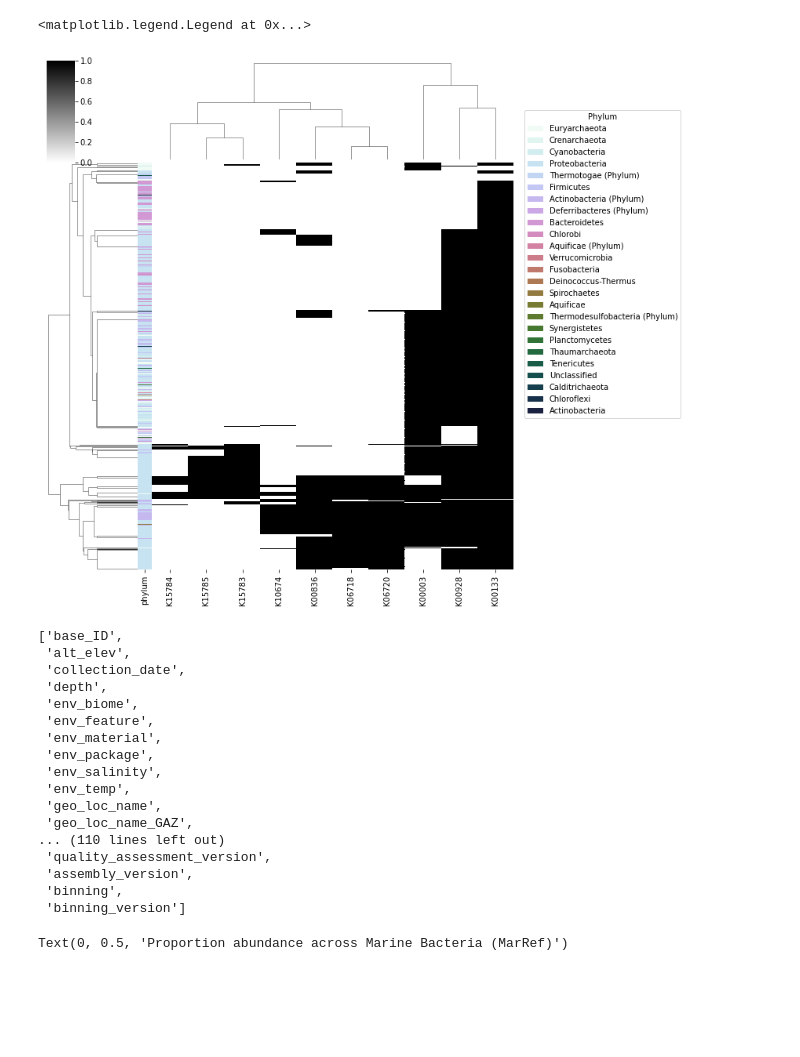
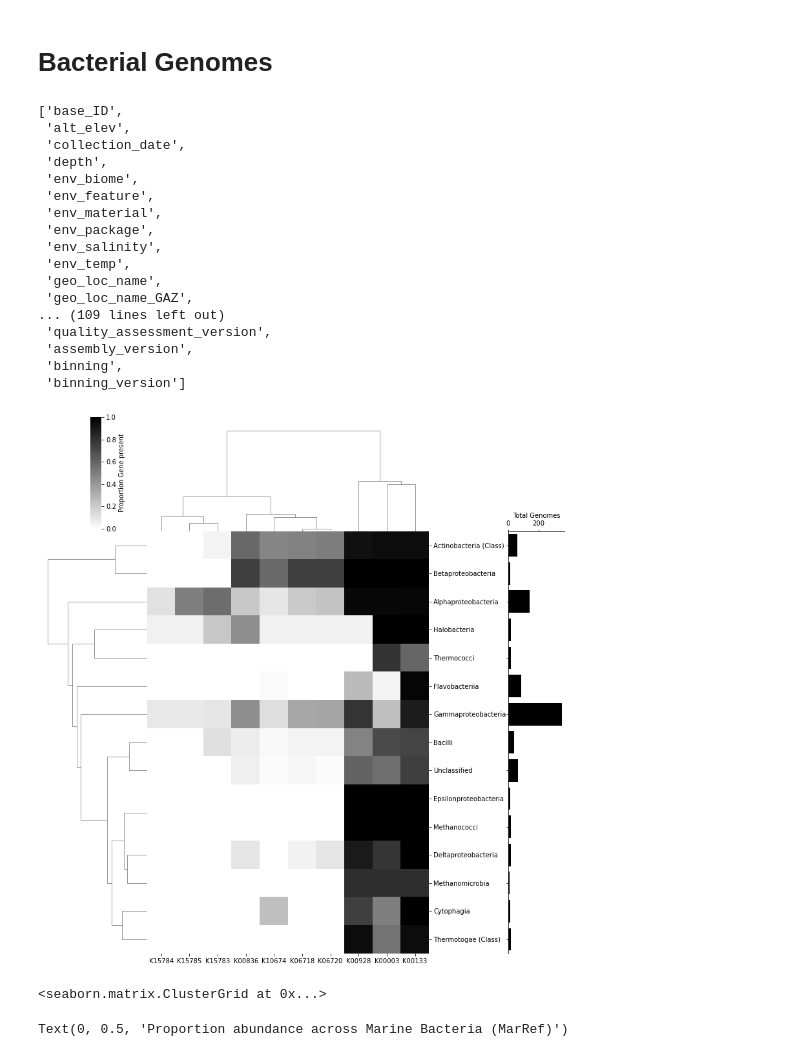
Before and after one commit to AlexanderLabWHOI/2021-marine-osmolytes, a Jupyter notebook: genome-searching/notebooks/Ectoine_data_exploration.ipynb, the cells around one changed output. Drawn from its saved outputs; the diff is of its cells as text; code cells hidden in the pictures; blank space fills up the shorter version.

```diff
--- a/genome-searching/notebooks/Ectoine_data_exploration.ipynb
+++ b/genome-searching/notebooks/Ectoine_data_exploration.ipynb
@@ -6,47 +93,31 @@ from matplotlib.patches import Patch
+# %% [markdown]
+# Bacterial Genomes
 # %%
-MarRef = pd.read_csv('MarRef_DBs/MarRef_v5.txt', sep='\t', index_col=44)
-PhylumMapping = MarRef['phylum']
-ectoine_df = pd.read_csv('kofamscan/ko_tables/ectoine.csv', index_col=0)
-ectoine_df = ectoine_df.merge(PhylumMapping, left_index=True, right_index=True)
+MarRef = pd.read_csv('../MarRef_DBs/MarRef_v5.txt', sep='\t', index_col=44)
+df_bact = pd.read_csv('../kofamscan/ko_tables/ectoine_bact.csv', index_col=0)
+list(MarRef.columns)
+# %% [output]
+['base_ID',
+ 'alt_elev',
+ 'collection_date',
+ 'depth',
+ 'env_biome',
+ 'env_feature',
+ 'env_material',
+ 'env_package',
+ 'env_salinity',
+ 'env_temp',
+ 'geo_loc_name',
+ 'geo_loc_name_GAZ',
+... (109 lines left out)
+ 'quality_assessment_version',
+ 'assembly_version',
+ 'binning',
+ 'binning_version']
-# %%
-network_pal = sns.color_palette('cubehelix_r', len(PhylumMapping.unique()))
-
-network_colors = dict(zip(ectoine_df.phylum.unique(), network_pal))
-
-KCols = ectoine_df.columns[ectoine_df.columns.str.startswith('K')]
-network_map = pd.Series(ectoine_df.phylum).map(network_colors)
-
-
-g = sns.clustermap(ectoine_df[KCols], cmap='binary', row_colors=network_map)
-ax = g.ax_heatmap
-ax.set_yticks([])
-ax.set_yticklabels('');
-
-handles = [Patch(facecolor=network_colors[name]) for name in network_colors]
-plt.legend(handles, network_colors, title='Phylum',
-           bbox_to_anchor=(1.15, .9), bbox_transform=plt.gcf().transFigure,
-           loc='upper right', ncol=1)
-# %% [output]
-<matplotlib.legend.Legend at 0x...>
-[figure, removed]
-# %%
-list(pd.read_csv('MarRef_DBs/MarRef_v5.txt', sep='\t').columns)
-# %% [output]
-['base_ID',
- 'alt_elev',
- 'collection_date',
- 'depth',
- 'env_biome',
- 'env_feature',
- 'env_material',
- 'env_package',
- 'env_salinity',
- 'env_temp',
- 'geo_loc_name',
- 'geo_loc_name_GAZ',
-... (110 lines left out)
- 'quality_assessment_version',
- 'assembly_version',
- 'binning',
- 'binning_version']
+# %%
+division_bact, total_bac_group =bact_groupby(df_bact, level='class')
+create_cluster_bar(division_bact, total_bac_group, genome=True, cutoff=True, c=10)
+# %% [output]
+[figure, added]
+<seaborn.matrix.ClusterGrid at 0x...>
 # %%
```
Also changed, not shown: parts of 21 cells of this notebook.
